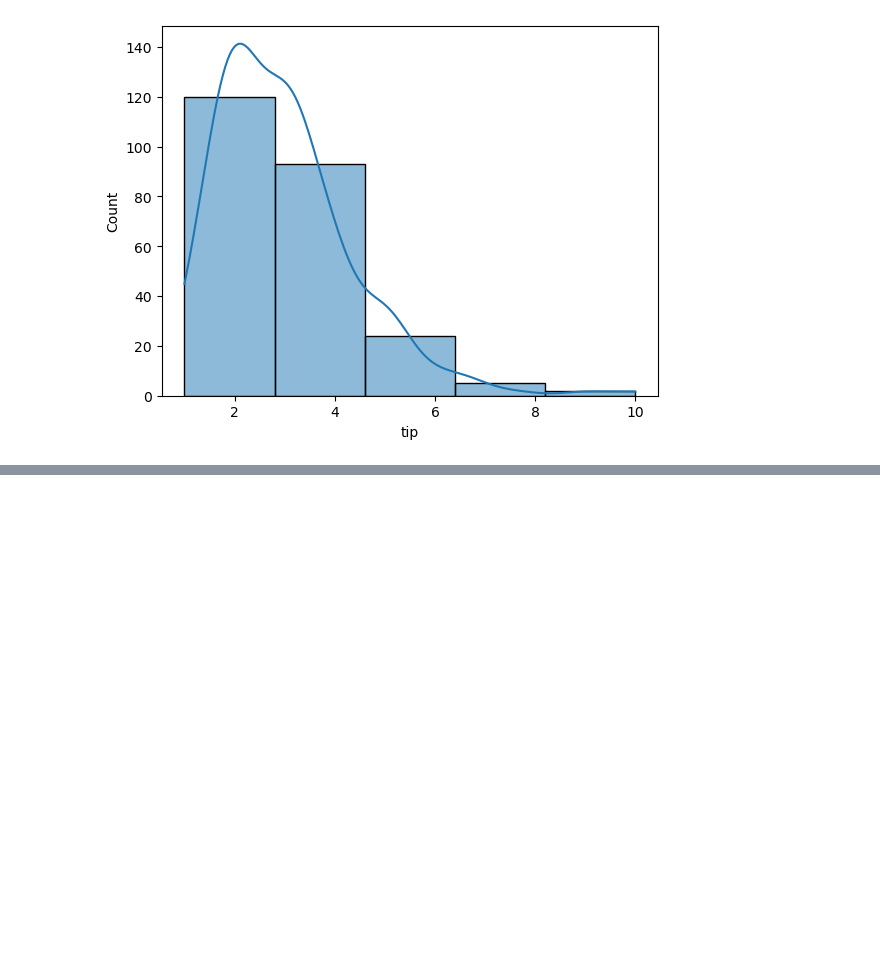
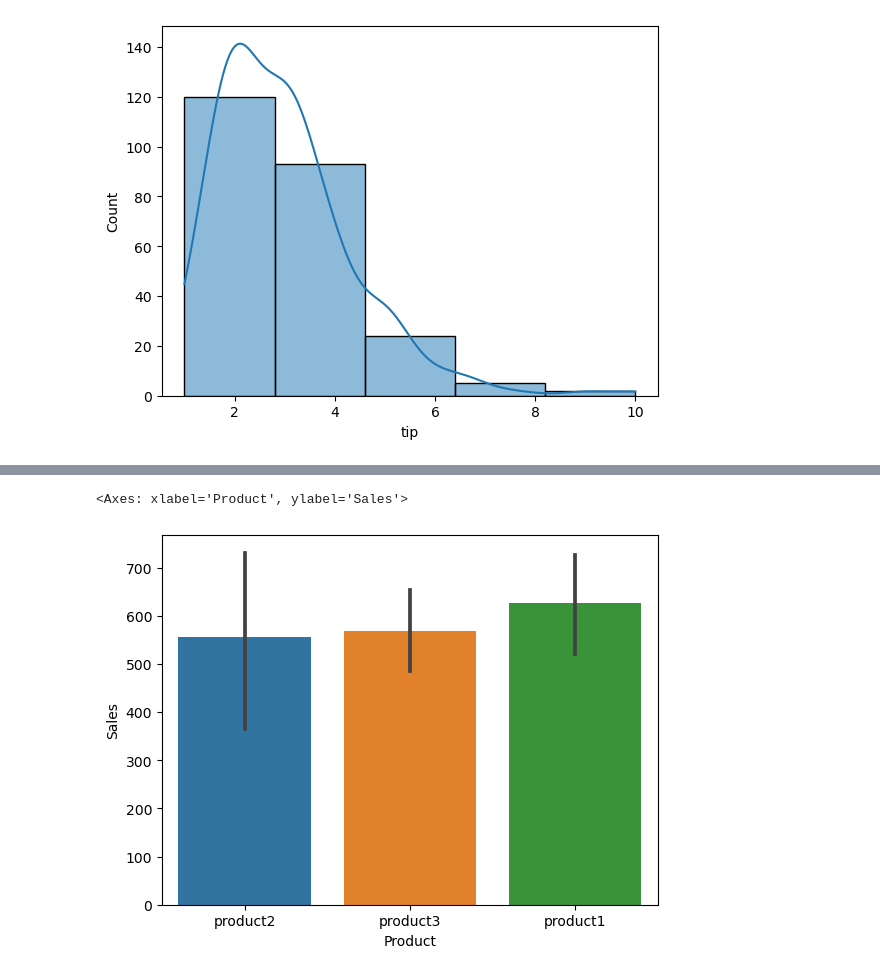
Before and after one commit to trish-2610/Data_Analysis_using_Python_libraries, a Jupyter notebook: Seaborn.ipynb, the cells around one changed output, grey strips where cells are left out. Cells and saved outputs as stored; diff of their text form; code cells hidden in the pictures; blank space fills up the shorter version.

```diff
--- a/Seaborn.ipynb
+++ b/Seaborn.ipynb
@@ -131,0 +159,5 @@ plt.show()
+# %%
+## Plot total sales by product
+import pandas as pd
+df = pd.read_csv("random_sales_data.csv")
+df.head()
@@ -131,0 +171,5 @@ plt.show()
+# %%
+sns.barplot(x = "Product" , y = "Sales" , data = df ) # estimator = sum ) # estimator is method of using aggregate functions
+# %% [output]
+<Axes: xlabel='Product', ylabel='Sales'>
+[figure, added]
```
Also changed, not shown: parts of 8 cells of this notebook.
